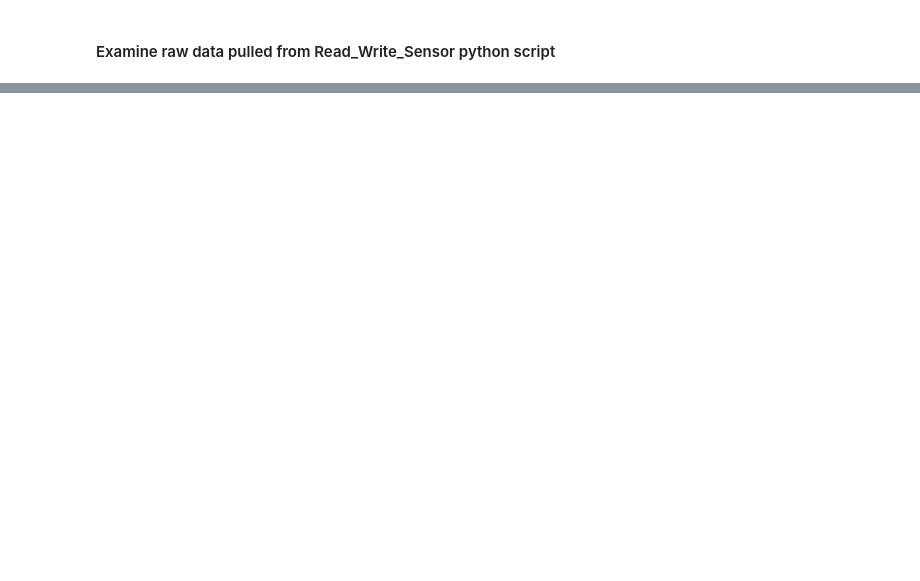
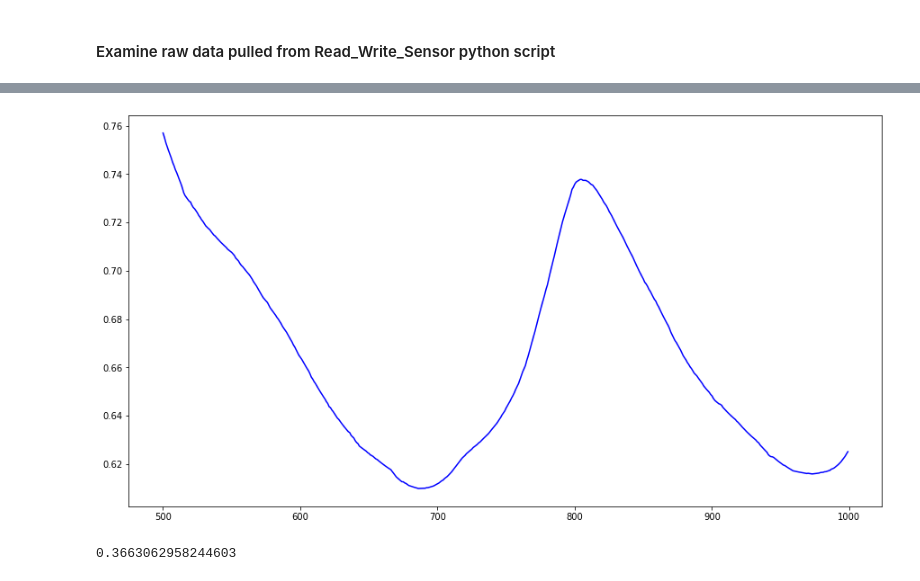
Before and after one commit to msfurr/coral_host, a Jupyter notebook: Jupyter_Notebooks/RawDataEDA.ipynb, the cells around one changed output, grey strips where cells are left out. Drawn from its saved outputs; the diff is of its cells as text; code cells hidden in the pictures; blank space fills up the shorter version.

```diff
--- a/Jupyter_Notebooks/RawDataEDA.ipynb
+++ b/Jupyter_Notebooks/RawDataEDA.ipynb
@@ -43,0 +44,6 @@ plt.show()
+# %%
+fig = plt.figure(figsize = (15, 8))
+plt.plot(df['Sensor 1'][500:1000], 'b')
+plt.show()
+# %% [output]
+[figure, added]
@@ -43,0 +52,4 @@ plt.show()
+# %%
+1-max(test[-200:-1])
+# %% [output]
+0.3663062958244603
```
Also changed, not shown: parts of 3 cells of this notebook, 5 other files.
